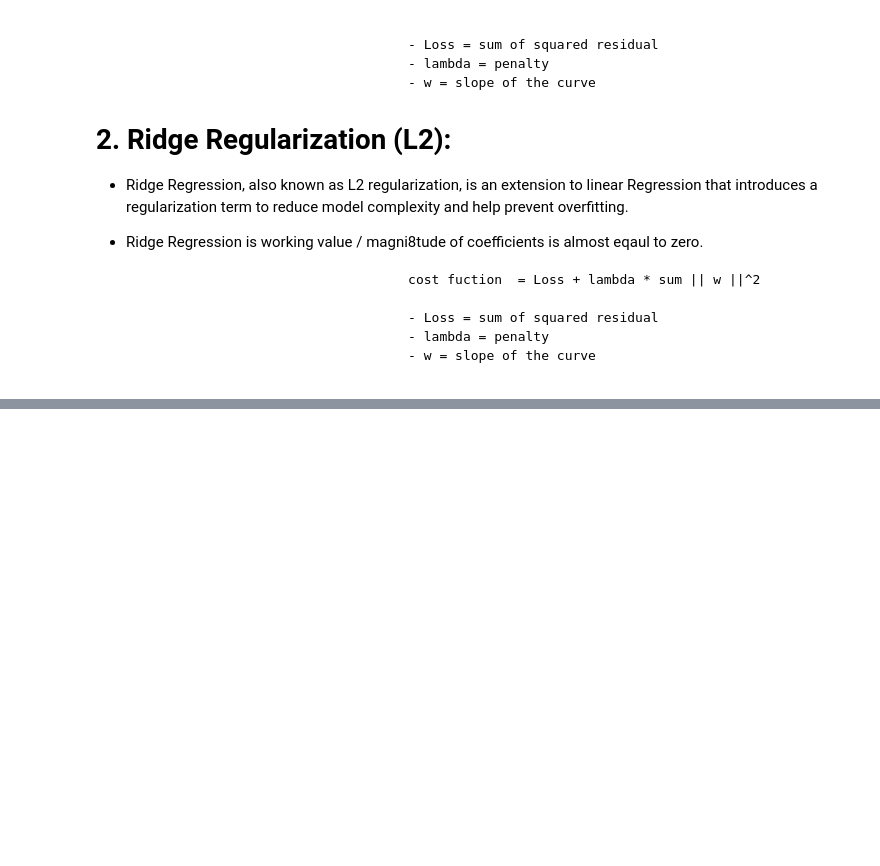
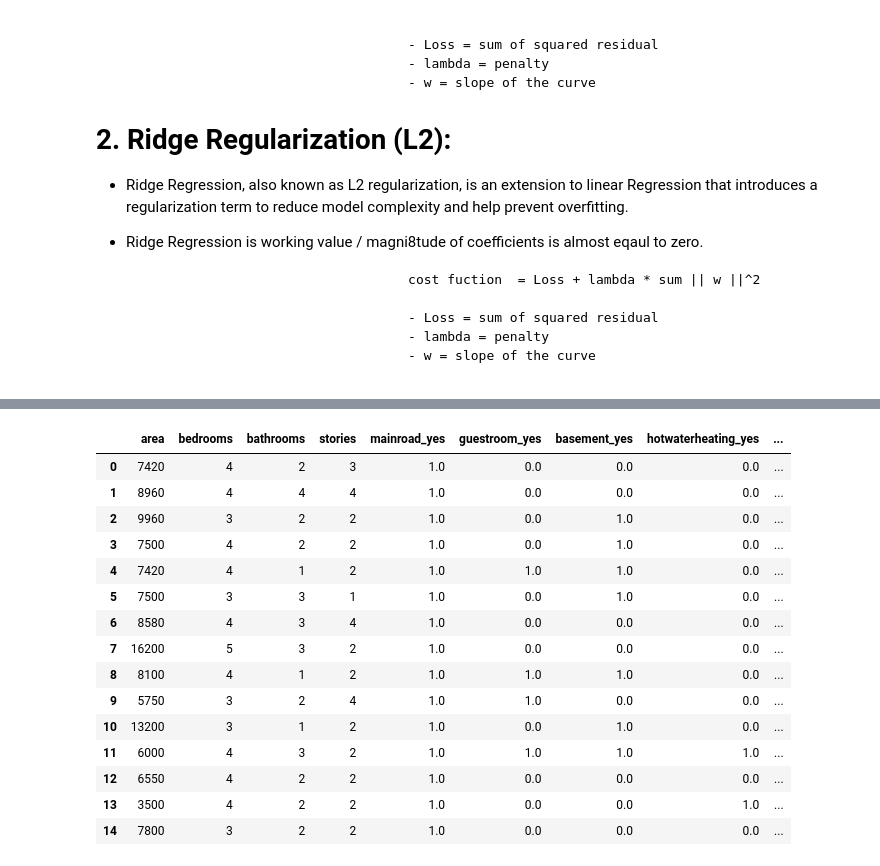
Before and after one commit to sanjay-r-0508/Data_Science_Notes, a Jupyter notebook: machine_learning/supervised_learning_in_ml/cost_function.ipynb, the cells around one changed output, grey strips where cells are left out. Cells and saved outputs as stored; diff of their text form; code cells hidden in the pictures; blank space fills up the shorter version.

```diff
--- a/machine_learning/supervised_learning_in_ml/cost_function.ipynb
+++ b/machine_learning/supervised_learning_in_ml/cost_function.ipynb
@@ -66,0 +74,2 @@ A multi-class classification cost function is used in the classification problem
+# %%
+house = pd.read_csv(r"/workspaces/Data_Science_Notes/machine_learning/supervised_learning_in_ml/data/Housing.csv")
@@ -66,0 +122,22 @@ A multi-class classification cost function is used in the classification problem
+# %%
+le = LabelEncoder()
+house["furnishingstatus"] = le.fit_transform(house["furnishingstatus"])
+
+house.head(15)
+# %% [output]
+|  | area | bedrooms | bathrooms | stories | mainroad_yes | guestroom_yes | basement_yes | hotwaterheating_yes | ... |
+| 0 | 7420 | 4 | 2 | 3 | 1.0 | 0.0 | 0.0 | 0.0 | ... |
+| 1 | 8960 | 4 | 4 | 4 | 1.0 | 0.0 | 0.0 | 0.0 | ... |
+| 2 | 9960 | 3 | 2 | 2 | 1.0 | 0.0 | 1.0 | 0.0 | ... |
+| 3 | 7500 | 4 | 2 | 2 | 1.0 | 0.0 | 1.0 | 0.0 | ... |
+| 4 | 7420 | 4 | 1 | 2 | 1.0 | 1.0 | 1.0 | 0.0 | ... |
+| 5 | 7500 | 3 | 3 | 1 | 1.0 | 0.0 | 1.0 | 0.0 | ... |
+| 6 | 8580 | 4 | 3 | 4 | 1.0 | 0.0 | 0.0 | 0.0 | ... |
+| 7 | 16200 | 5 | 3 | 2 | 1.0 | 0.0 | 0.0 | 0.0 | ... |
+| 8 | 8100 | 4 | 1 | 2 | 1.0 | 1.0 | 1.0 | 0.0 | ... |
+| 9 | 5750 | 3 | 2 | 4 | 1.0 | 1.0 | 0.0 | 0.0 | ... |
+| 10 | 13200 | 3 | 1 | 2 | 1.0 | 0.0 | 1.0 | 0.0 | ... |
+| 11 | 6000 | 4 | 3 | 2 | 1.0 | 1.0 | 1.0 | 1.0 | ... |
+| 12 | 6550 | 4 | 2 | 2 | 1.0 | 0.0 | 0.0 | 0.0 | ... |
+| 13 | 3500 | 4 | 2 | 2 | 1.0 | 0.0 | 0.0 | 1.0 | ... |
+| 14 | 7800 | 3 | 2 | 2 | 1.0 | 0.0 | 0.0 | 0.0 | ... |
```
Also changed, not shown: parts of 19 cells of this notebook, 1 other file.
